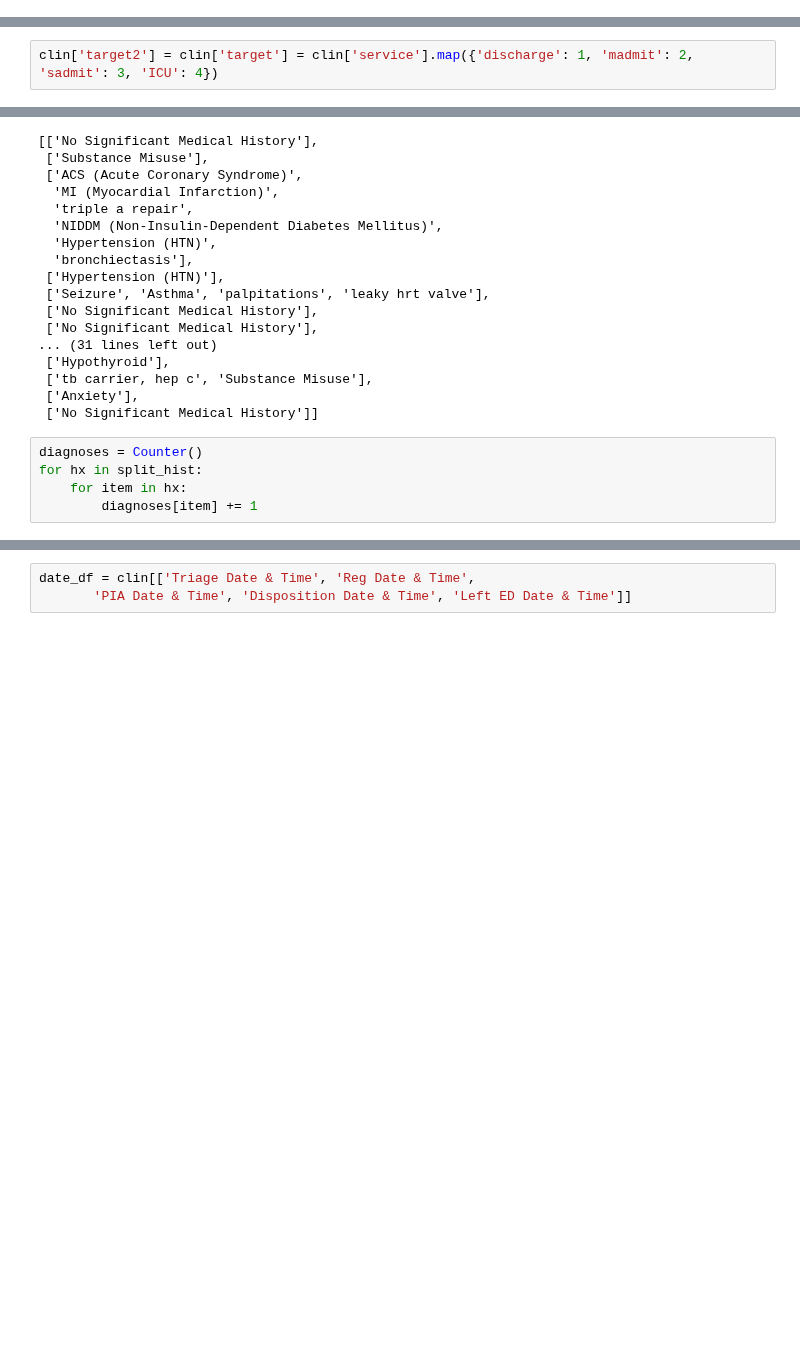
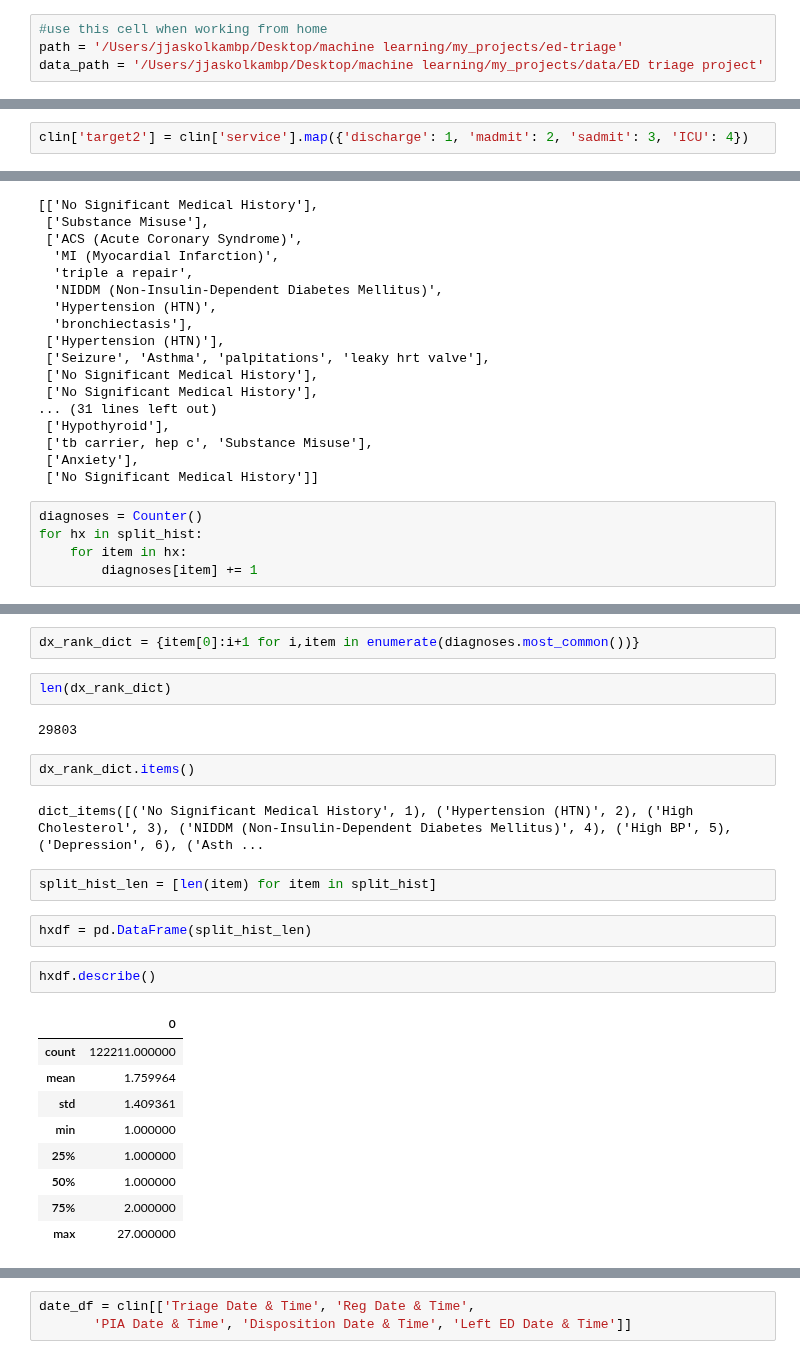
Before and after one commit to Jaskolk/ed-triage, a Jupyter notebook: exploring_data.ipynb, the cells around one changed output, grey strips where cells are left out. Saved outputs shown, nothing was run; the diff lists cells and outputs as text; blank space fills up the shorter version.

```diff
--- a/exploring_data.ipynb
+++ b/exploring_data.ipynb
@@ -39,3 +60,7 @@ data_path = '/floyd/home/data'
+# %%
+#use this cell when working from home
+path = '/Users/jjaskolkambp/Desktop/machine learning/my_projects/ed-triage'
+data_path = '/Users/jjaskolkambp/Desktop/machine learning/my_projects/data/ED triage project'
 # %%
 clin = pd.read_excel(data_path + '/jj_modified_bch_data.xlsx')
 # %%
@@ -149,7 +216,7 @@ service_count
 # %% [output]
 Counter({'discharge': 120106, 'sadmit': 2528, 'madmit': 13905, 'ICU': 454})
 # %%
-clin['target2'] = clin['target'] = clin['service'].map({'discharge': 1, 'madmit': 2, 'sadmit': 3, 'ICU': 4})
+clin['target2'] = clin['service'].map({'discharge': 1, 'madmit': 2, 'sadmit': 3, 'ICU': 4})
 # %%
 o2sat = [item if item[-1] != '%' else item[:-1] for item in clin['O2Saturation_LastEDReading'].astype('str')]
 o2sat = [np.nan if item == 'nan' else float(item) for item in o2sat]
@@ -548,3 +574,29 @@ diagnoses.most_common()
  ('leg pain', 6),
  ('Stents x 2', 6),
  ...]
+# %%
+dx_rank_dict = {item[0]:i+1 for i,item in enumerate(diagnoses.most_common())}
+# %%
+len(dx_rank_dict)
+# %% [output]
+29803
+# %%
+dx_rank_dict.items()
+# %% [output]
+dict_items([('No Significant Medical History', 1), ('Hypertension (HTN)', 2), ('High Cholesterol', 3), ('NIDDM (Non-Insulin-Dependent Diabetes Mellitus)', 4), ('High BP', 5), ('Depression', 6), ('Asth ...
+# %%
+split_hist_len = [len(item) for item in split_hist]
+# %%
+hxdf = pd.DataFrame(split_hist_len)
+# %%
+hxdf.describe()
+# %% [output]
+|  | 0 |
+| count | 122211.000000 |
+| mean | 1.759964 |
+| std | 1.409361 |
+| min | 1.000000 |
+| 25% | 1.000000 |
+| 50% | 1.000000 |
+| 75% | 2.000000 |
+| max | 27.000000 |
```
Also changed, not shown: parts of 22 cells of this notebook.
